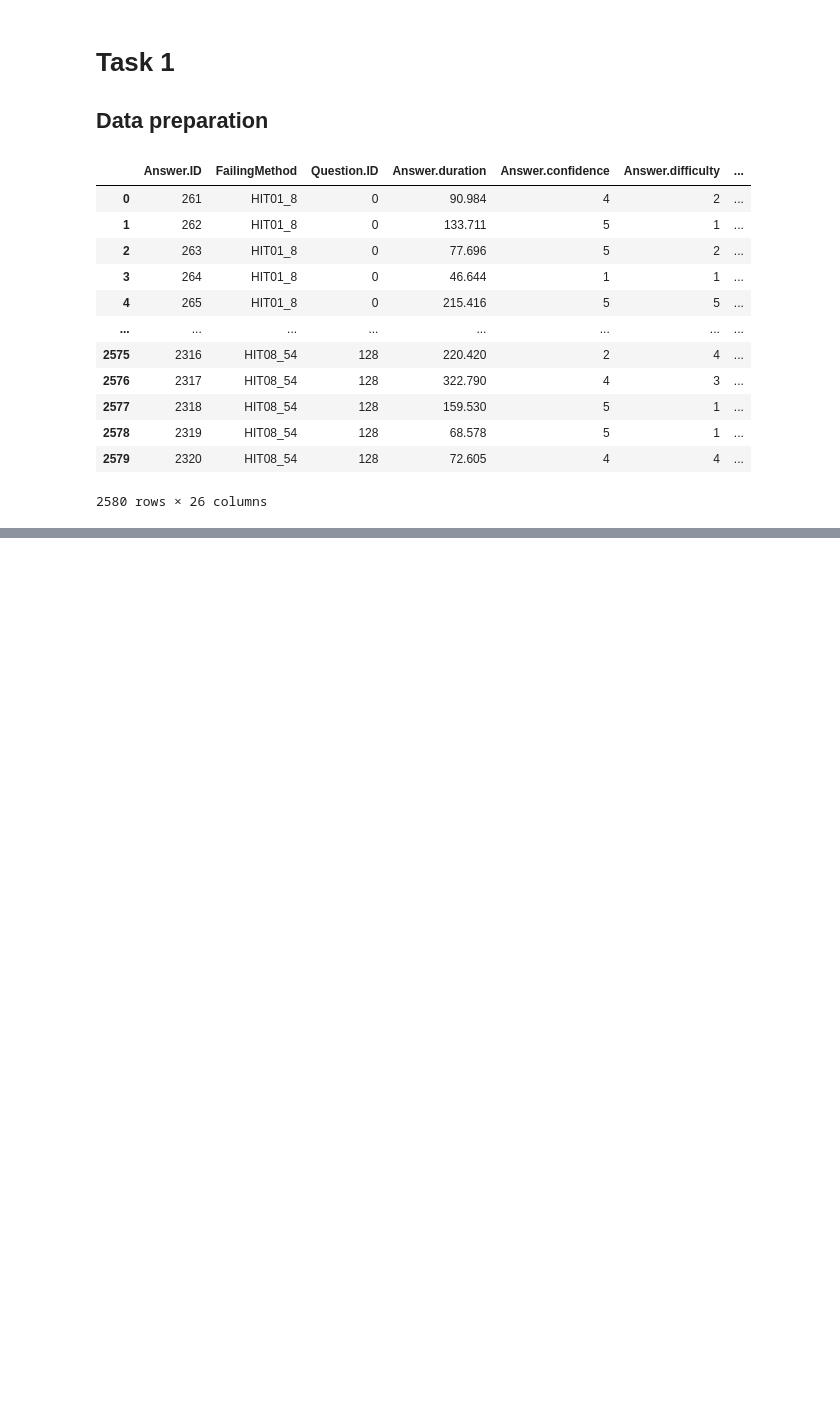
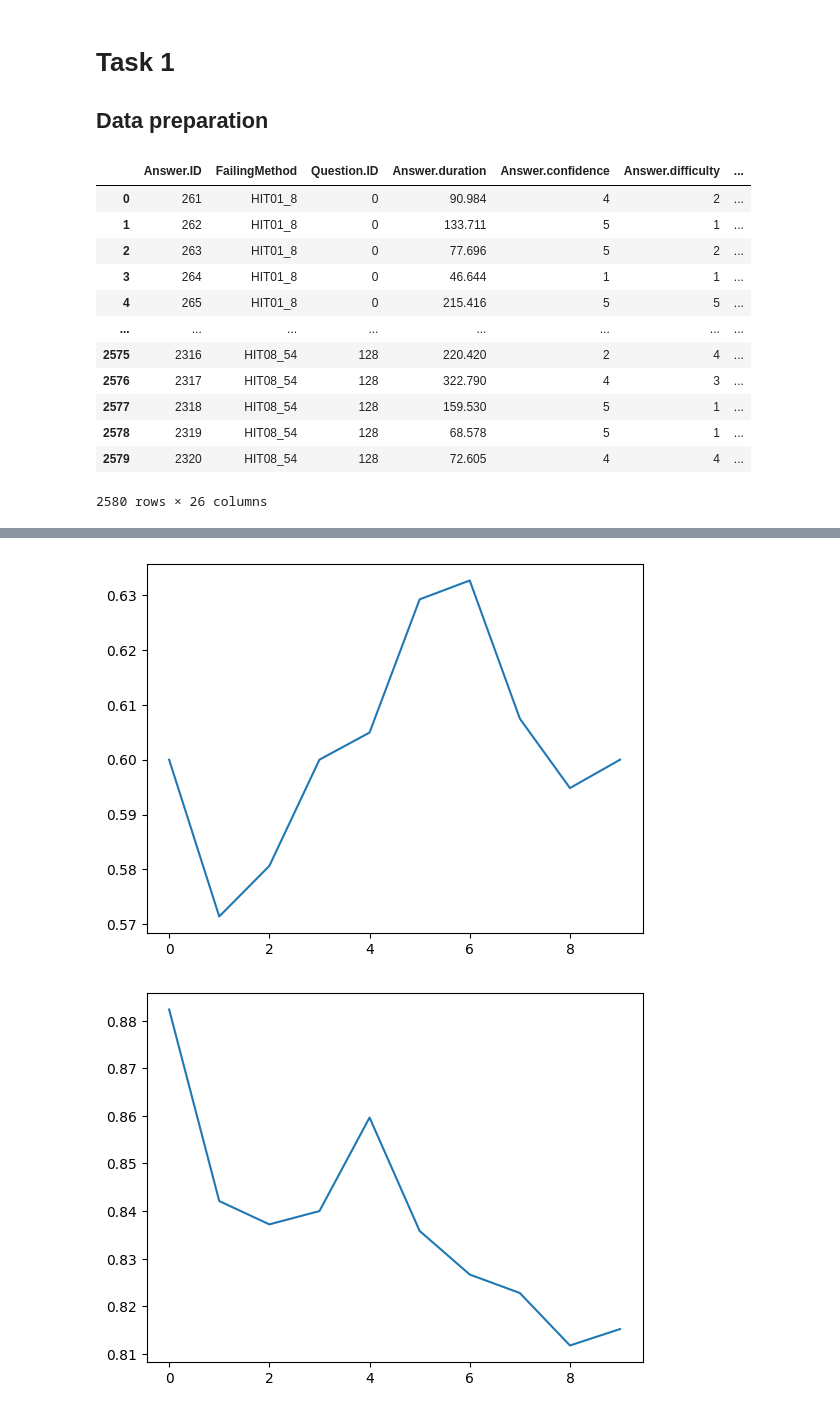
Before and after one commit to hpi-sam/ASE-GenAI, a Jupyter notebook: hendrik-lucas-philipp/miniproject3/task1.ipynb, the cells around one changed output, grey strips where cells are left out. Saved outputs shown, nothing was run; the diff lists cells and outputs as text; code cells hidden in the pictures; blank space fills up the shorter version.

```diff
--- a/hendrik-lucas-philipp/miniproject3/task1.ipynb
+++ b/hendrik-lucas-philipp/miniproject3/task1.ipynb
@@ -249,0 +101,23 @@ Recall: 0.5865384615384616
+# %%
+def evaluate_model(df_train, df_holdout_students, df_holdout_non_students):
+
+    clf = RandomForestClassifier(random_state=42)
+    clf.fit(df_train[input_cols], df_train[output_col])
+
+    student_precision = precision_score(df_holdout_students[output_col], clf.predict(df_holdout_students[input_cols]))
+    student_recall = recall_score(df_holdout_students[output_col], clf.predict(df_holdout_students[input_cols]))
+
+    non_student_precision = precision_score(df_holdout_non_students[output_col], clf.predict(df_holdout_non_students[input_cols]))
+    non_student_recall = recall_score(df_holdout_non_students[output_col], clf.predict(df_holdout_non_students[input_cols]))
+
+    return student_precision, student_recall, non_student_precision, non_student_recall
+
+def evaluate_model_print(df_train, df_holdout_students, df_holdout_non_students):
+    student_precision, student_recall, non_student_precision, non_student_recall = evaluate_model(df_train, df_holdout_students, df_holdout_non_students)
+
+    print("Student precision:", np.mean(student_precision))
+    print("Student recall:", np.mean(student_recall))
+    print("Student F1 score:", 2 * np.mean(student_precision) * np.mean(student_recall) / (np.mean(student_precision) + np.mean(student_recall)))
+    print("Non-student precision:", np.mean(non_student_precision))
+    print("Non-student recall:", np.mean(non_student_recall))
+    print("Non-student F1 score:", 2 * np.mean(non_student_precision) * np.mean(non_student_recall) / (np.mean(non_student_precision) + np.mean(non_student_recall)))
@@ -249,0 +183,3 @@ Recall: 0.5865384615384616
+# %%
+df_holdout_students_balanced = balance_df(df_holdout_students)
+df_holdout_students_balanced.groupby('correctness').size()
@@ -249,0 +191,3 @@ Recall: 0.5865384615384616
+# %%
+df_holdout_non_students_balanced = balance_df(df_holdout_non_students)
+df_holdout_non_students_balanced.groupby('correctness').size()
@@ -249,0 +224,18 @@ Recall: 0.5865384615384616
+# %%
+precisions = []
+recalls = []
+for i in range(10):
+    # add i*10% from non-student data to student data
+    non_student_data_points = df_holdout_non_students_balanced.sample(frac=0.1*i, random_state=0)
+    df_holdout_mixed = pd.concat([df_holdout_students_balanced, non_student_data_points])
+    _, _, non_student_precision, non_student_recall = evaluate_model(df_train_students_balanced, df_holdout_students, df_holdout_mixed)
+    precisions.append(np.mean(non_student_precision))
+    recalls.append(np.mean(non_student_recall))
+
+plt.plot(precisions, label='Precision')
+plt.show()
+plt.plot(recalls, label='Recall')
+plt.show()
+# %% [output]
+[figure, added]
+[figure, added]
```
Also changed, not shown: parts of 38 cells of this notebook, 1 other file.
